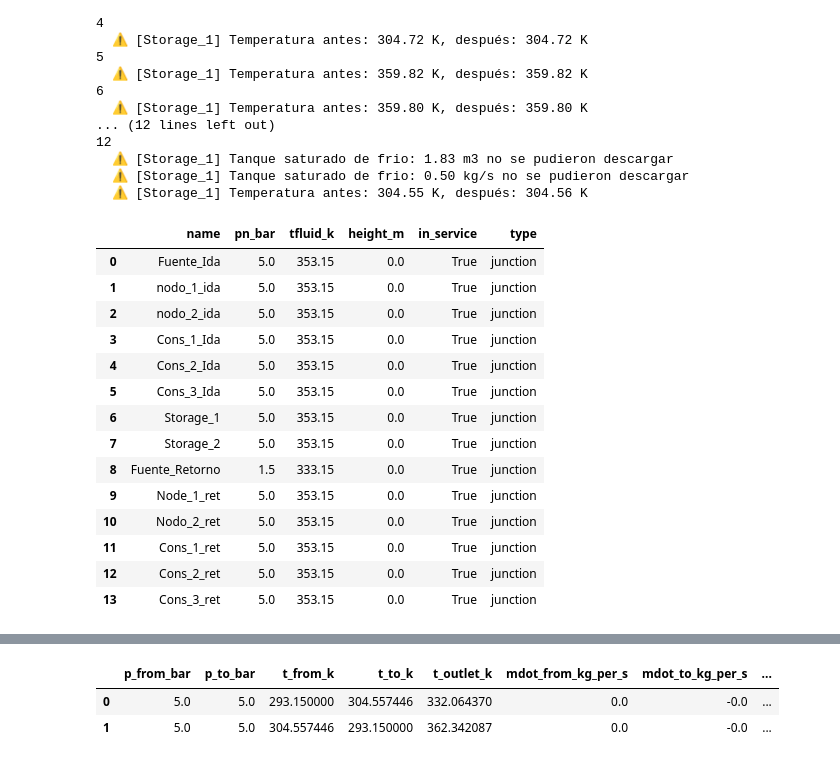
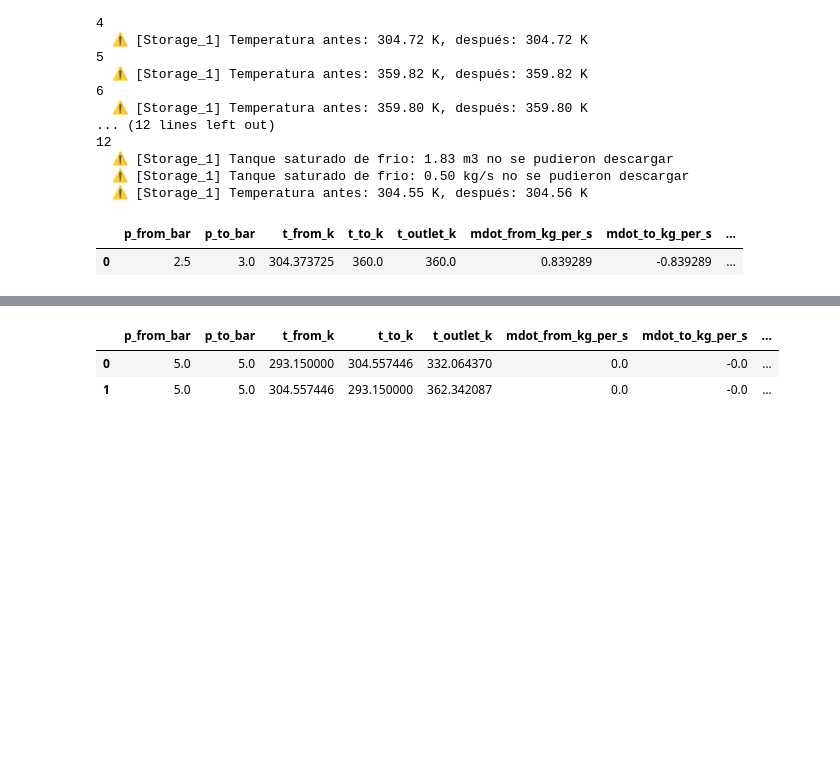
Before and after one commit to SerranoScope/Reduced_simulation, a Jupyter notebook: Storage/Storage_Thermocline.ipynb, the cells around one changed output, grey strips where cells are left out. Saved outputs shown, nothing was run; the diff lists cells and outputs as text; code cells hidden in the pictures; blank space fills up the shorter version.

```diff
--- a/Storage/Storage_Thermocline.ipynb
+++ b/Storage/Storage_Thermocline.ipynb
@@ -457,23 +457,10 @@ df.to_excel("output_real_thermocline_4.xlsx", index=False, sheet_name="Sheet1")
   ⚠ [Storage_1] Tanque saturado de frio: 0.50 kg/s no se pudieron descargar
   ⚠ [Storage_1] Temperatura antes: 304.55 K, después: 304.56 K
 # %%
-Storage.net.junction
+Storage.net.res_circ_pump_pressure
 # %% [output]
-|  | name | pn_bar | tfluid_k | height_m | in_service | type |
-| 0 | Fuente_Ida | 5.0 | 353.15 | 0.0 | True | junction |
-| 1 | nodo_1_ida | 5.0 | 353.15 | 0.0 | True | junction |
-| 2 | nodo_2_ida | 5.0 | 353.15 | 0.0 | True | junction |
-| 3 | Cons_1_Ida | 5.0 | 353.15 | 0.0 | True | junction |
-| 4 | Cons_2_Ida | 5.0 | 353.15 | 0.0 | True | junction |
-| 5 | Cons_3_Ida | 5.0 | 353.15 | 0.0 | True | junction |
-| 6 | Storage_1 | 5.0 | 353.15 | 0.0 | True | junction |
-| 7 | Storage_2 | 5.0 | 353.15 | 0.0 | True | junction |
-| 8 | Fuente_Retorno | 1.5 | 333.15 | 0.0 | True | junction |
-| 9 | Node_1_ret | 5.0 | 353.15 | 0.0 | True | junction |
-| 10 | Nodo_2_ret | 5.0 | 353.15 | 0.0 | True | junction |
-| 11 | Cons_1_ret | 5.0 | 353.15 | 0.0 | True | junction |
-| 12 | Cons_2_ret | 5.0 | 353.15 | 0.0 | True | junction |
-| 13 | Cons_3_ret | 5.0 | 353.15 | 0.0 | True | junction |
+|  | p_from_bar | p_to_bar | t_from_k | t_to_k | t_outlet_k | mdot_from_kg_per_s | mdot_to_kg_per_s | ... |
+| 0 | 2.5 | 3.0 | 304.373725 | 360.0 | 360.0 | 0.839289 | -0.839289 | ... |
 # %%
 Storage.net.res_junction
 # %% [output]
```
Also changed, not shown: parts of 6 cells of this notebook, 33 other files.
